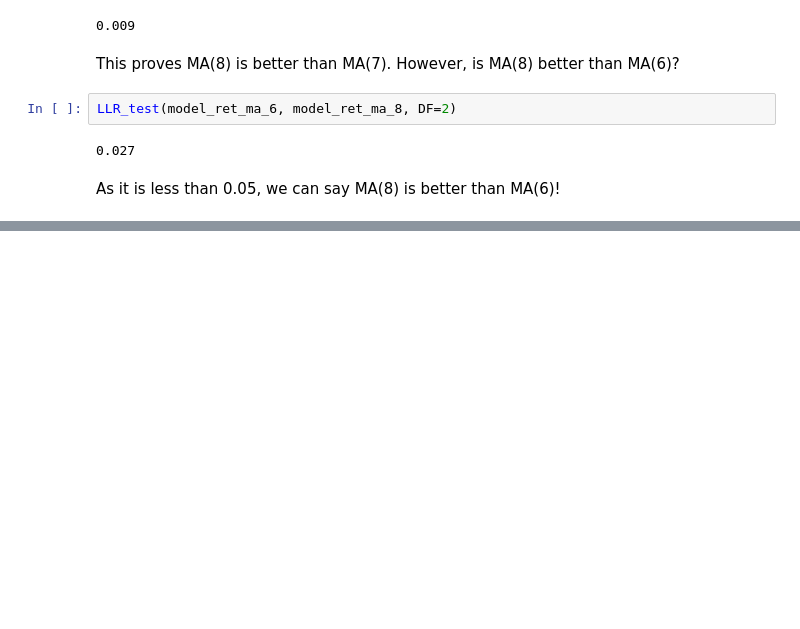
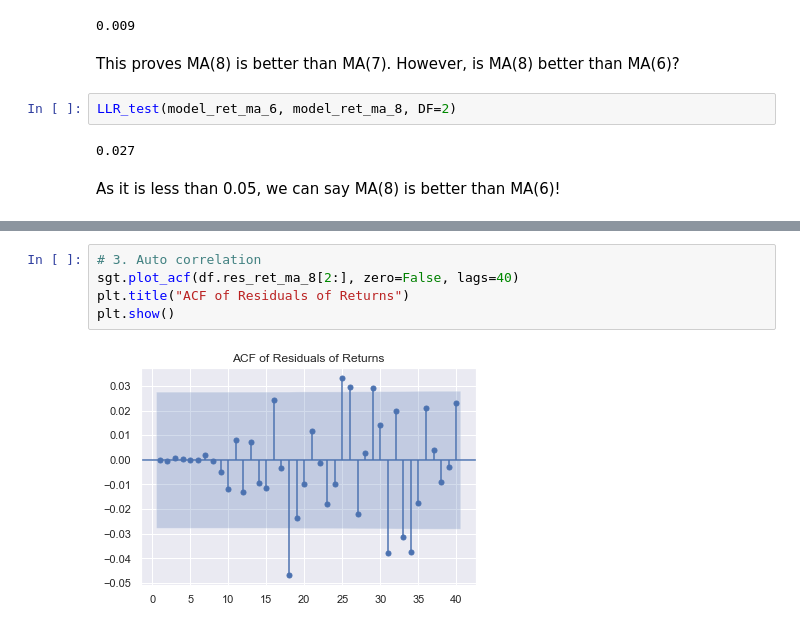
Before and after one commit to mkang32/snp500-analysis, a Jupyter notebook: notebooks/4.the_MA_model.ipynb, the cells around one changed output, grey strips where cells are left out. Cells and saved outputs as stored; diff of their text form; blank space fills up the shorter version.

```diff
--- a/notebooks/4.the_MA_model.ipynb
+++ b/notebooks/4.the_MA_model.ipynb
@@ -349,0 +403,7 @@ As it is less than 0.05, we can say MA(8) is better than MA(6)!
+# %%
+# 3. Auto correlation
+sgt.plot_acf(df.res_ret_ma_8[2:], zero=False, lags=40)
+plt.title("ACF of Residuals of Returns")
+plt.show()
+# %% [output]
+[figure, added]
```
Also changed, not shown: parts of 10 cells of this notebook.
